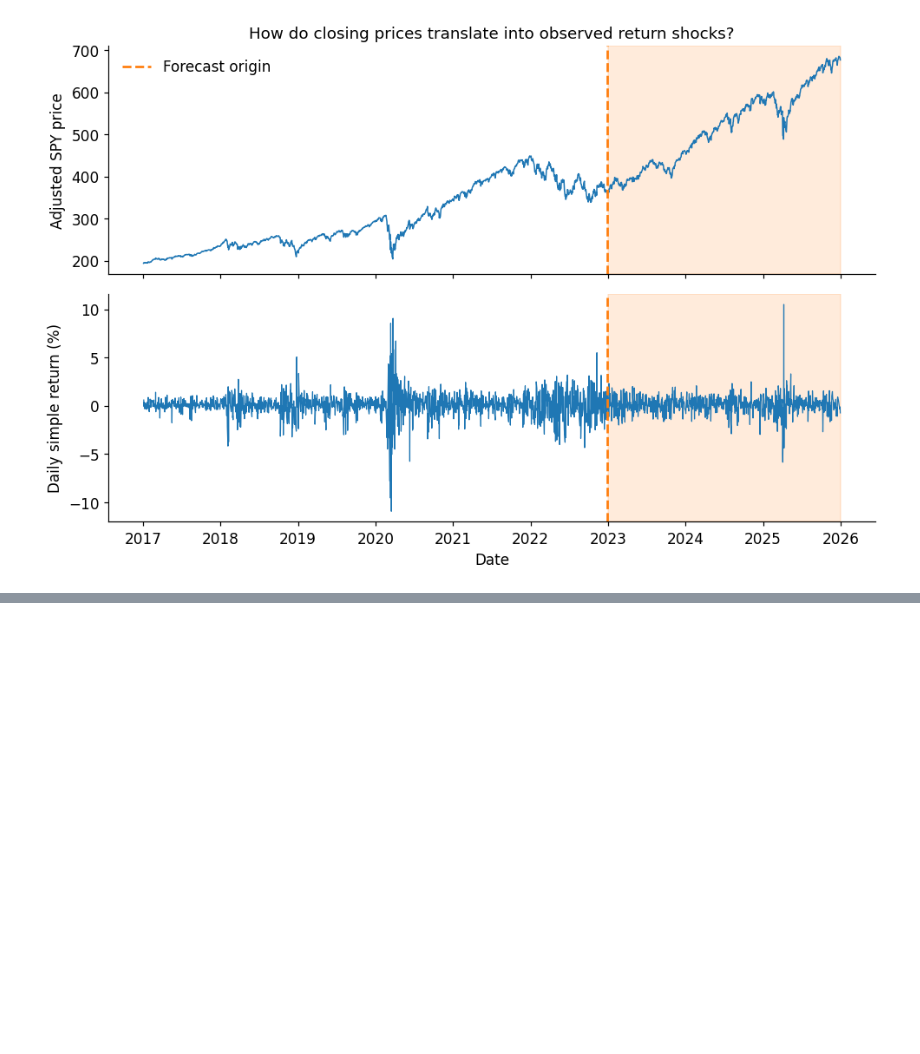
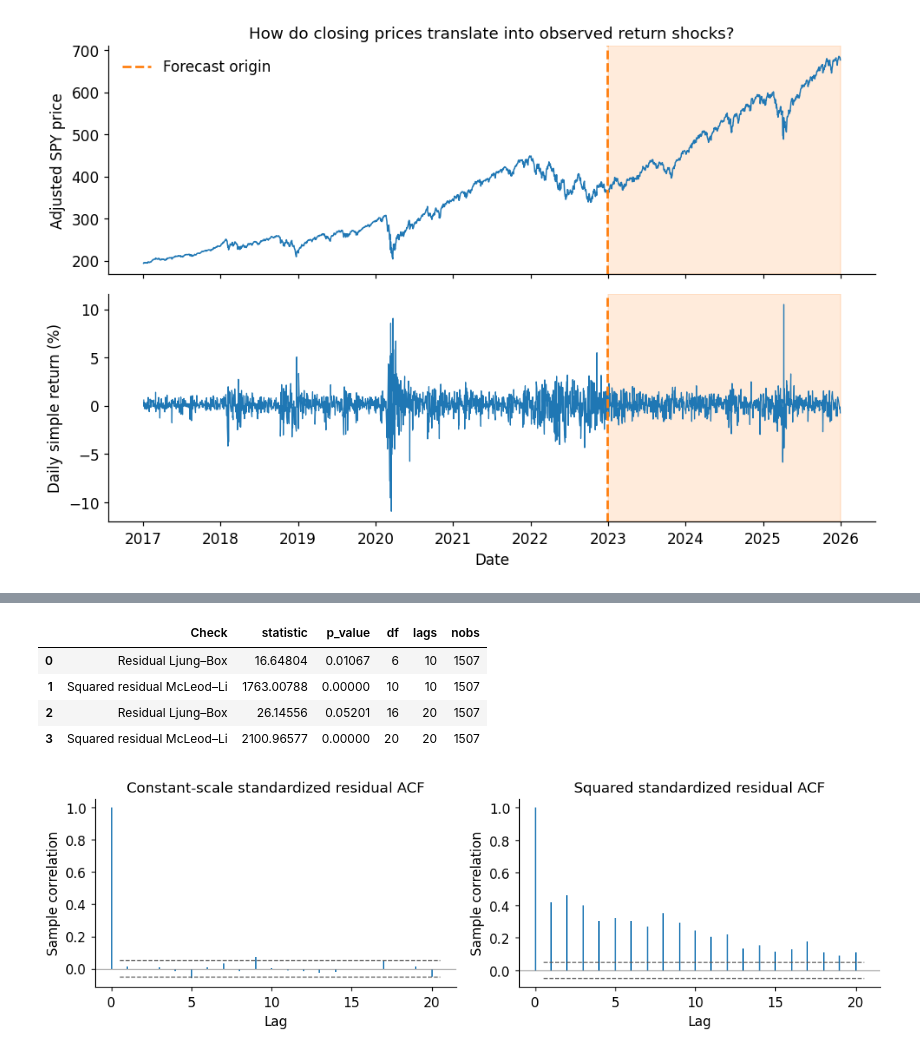
Before and after one commit to jacobkorsgaard/finance-statistical-methods-library, a Jupyter notebook: notebooks/11_empirical_financial_time_series_case_study.ipynb, the cells around one changed output, grey strips where cells are left out. Cells and saved outputs as stored; diff of their text form; code cells hidden in the pictures; blank space fills up the shorter version.

```diff
--- a/notebooks/11_empirical_financial_time_series_case_study.ipynb
+++ b/notebooks/11_empirical_financial_time_series_case_study.ipynb
@@ -453,0 +141,31 @@ Full out-of-sample Zero return RMSE: 0.9698%.
+# %%
+mean_models = {}
+mean_start_records = []
+coefficient_rows = []
+for p,q in [(1,1),(1,2),(2,1),(2,2)]:
+    model = ARIMA(train.to_numpy(),order=(p,0,q),trend="c")
+    neutral_start = np.r_[train.mean(),np.zeros(p+q),train.var()]
+    fits = []
+    for label,start in [("Default",None),("Neutral",neutral_start)]:
+        fit = model.fit(start_params=start,cov_type="robust",method_kwargs={"maxiter":500})
+        converged = fit.mle_retvals.get("converged",True)
+        mean_start_records.append({"Model":f"ARMA({p},{q})","Start":label,
+                                   "Converged":converged,"Log-likelihood":fit.llf})
+        if converged and np.isfinite(fit.llf): fits.append(fit)
+    if not fits: raise RuntimeError(f"No converged ARMA({p},{q}) estimate")
+    fit = max(fits,key=lambda fit:fit.llf)
+    mean_models[p,q] = fit
+    for name,estimate,se,pvalue in zip(fit.param_names,fit.params,fit.bse,fit.pvalues):
+        if name != "sigma2":
+            coefficient_rows.append({"Model":f"ARMA({p},{q})","Parameter":name,
+                "Estimate":estimate,"Robust SE":se,"p-value":pvalue,
+                **{f"Significant at {level:.0%}": "Yes" if pvalue < level else "No"
+                   for level in (.10,.05,.01)}})
+display(pd.DataFrame(coefficient_rows).set_index(["Model","Parameter"]).round(4))
+mean_comparison = pd.DataFrame([{"Model":f"ARMA({p},{q})","n":fit.nobs,
+    "Log-likelihood":fit.llf,"AIC":fit.aic,"BIC":fit.bic} for (p,q),fit in mean_models.items()])
+display(mean_comparison.set_index("Model").round(3))
+print("Converged preliminary fits:",sum(row["Converged"] for row in mean_start_records),"of",len(mean_start_records))
+selected_p,selected_q = min(mean_models,key=lambda order:mean_models[order].bic)
+mean_fit = mean_models[selected_p,selected_q]
+print(f"BIC-selected mean: ARMA({selected_p},{selected_q})")
@@ -453,0 +221,20 @@ Full out-of-sample Zero return RMSE: 0.9698%.
+# %%
+mean_residuals = np.asarray(mean_fit.resid)[2:]
+mean_innovation_sd = np.sqrt(float(dict(zip(mean_fit.param_names,mean_fit.params))["sigma2"]))
+mean_standardized = mean_residuals/mean_innovation_sd
+mean_diagnostics = []
+for h in [10,20]:
+    mean_diagnostics.append({"Check":"Residual Ljung–Box",**ljung_box(mean_standardized,h,model_df=selected_p+selected_q)})
+    mean_diagnostics.append({"Check":"Squared residual McLeod–Li",**mcleod_li(mean_standardized,h)})
+display(pd.DataFrame(mean_diagnostics).round(5))
+fig, axes = plt.subplots(1,2,figsize=(10,3.2))
+dependence_panel(axes[0],acf(mean_standardized,20),"Constant-scale standardized residual ACF",len(mean_standardized))
+dependence_panel(axes[1],acf(mean_standardized**2,20),"Squared standardized residual ACF",len(mean_standardized))
+fig.tight_layout();plt.show()
+# %% [output]
+|  | Check | statistic | p_value | df | lags | nobs |
+| 0 | Residual Ljung–Box | 16.64804 | 0.01067 | 6 | 10 | 1507 |
+| 1 | Squared residual McLeod–Li | 1763.00788 | 0.00000 | 10 | 10 | 1507 |
+| 2 | Residual Ljung–Box | 26.14556 | 0.05201 | 16 | 20 | 1507 |
+| 3 | Squared residual McLeod–Li | 2100.96577 | 0.00000 | 20 | 20 | 1507 |
+[figure, added]
```
Also changed, not shown: parts of 53 cells of this notebook, 19 other files.
